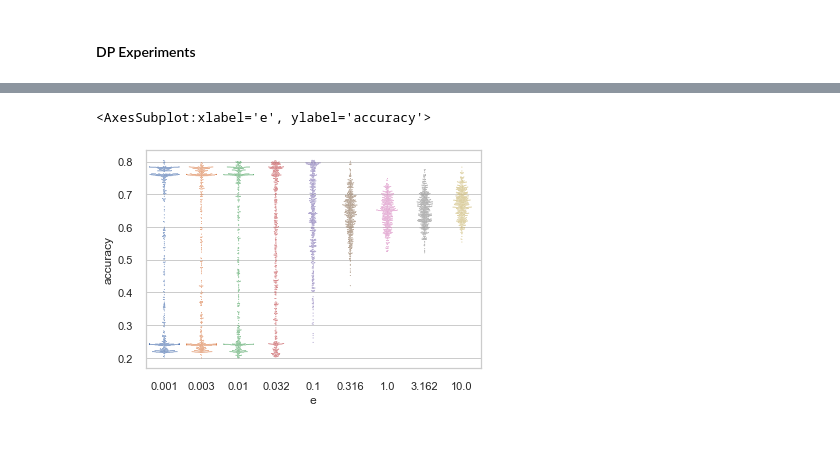
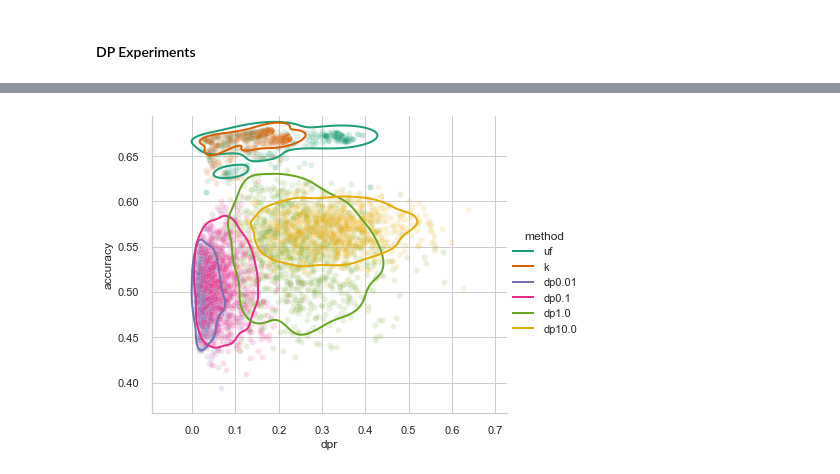
Before and after one commit to vladoxNCL/fairMDAVplus, a Jupyter notebook: Datasets/data_merge.ipynb, the cells around one changed output, grey strips where cells are left out. Saved outputs shown, nothing was run; the diff lists cells and outputs as text; code cells hidden in the pictures; blank space fills up the shorter version.

```diff
--- a/Datasets/data_merge.ipynb
+++ b/Datasets/data_merge.ipynb
@@ -165,3 +177,6 @@ sns.jointplot(data=df, x="dpr", y="accuracy", hue="epsilon")
 # %%
-df = pd.read_csv('income_experiment_mean_all.csv')
-df['method'] = ['dp' + str(e) if e > 0 else 'uf' if u > 0 else 'k' for e, u in zip(df.epsilon, df.u)]
+df = pd.read_csv('compas_experiment_mean_all.csv')
+df['method'] = ['dp' + str(e) if e > 0
+                else 'uf' if u > 0
+                else 'k'
+                for e, u in zip(df.epsilon, df.u)]
@@ -208,6 +183,11 @@ sns.violinplot(x="e", y="dpr", data=dp_df)
-# %%
-sns.set_theme(style="whitegrid")
-sns.swarmplot(x="e", y="accuracy", data=dp_df, size=0.9)
-# %% [output]
-<AxesSubplot:xlabel='e', ylabel='accuracy'>
-[figure, removed]
+# %%
+g = (sns.FacetGrid(data=df, hue='method', height=5, aspect=1.2,
+                   palette="Dark2")
+     .map(sns.scatterplot, "dpr", "accuracy", alpha=0.15)
+     .map(sns.kdeplot, "dpr", "accuracy", levels=2, thresh=0.15, linewidths=2)
+     .add_legend()
+    )
+# plt.xlim(left=-0.05, right=0.55)
+# plt.ylim(bottom=0.4)
+# %% [output]
+[figure, added]
```
Also changed, not shown: parts of 23 cells of this notebook, 5 other files.
